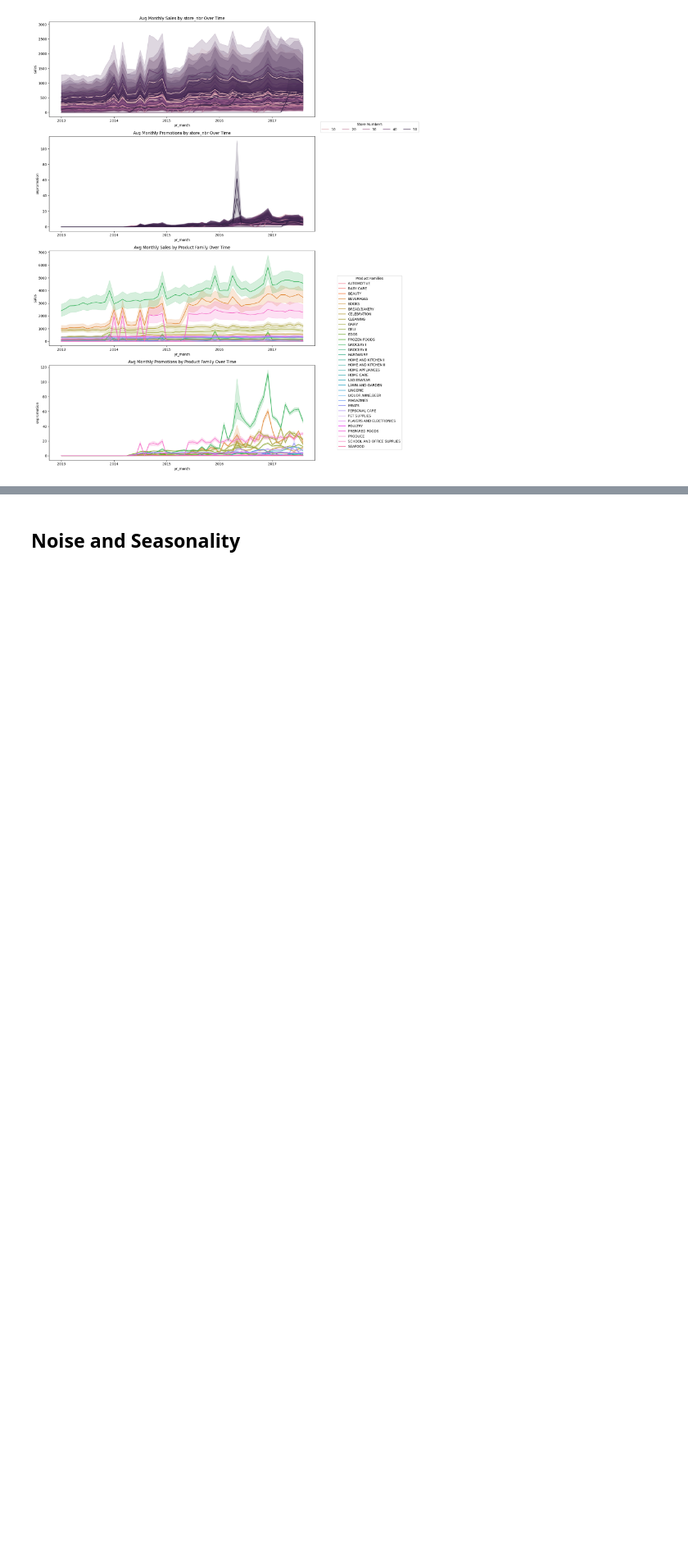
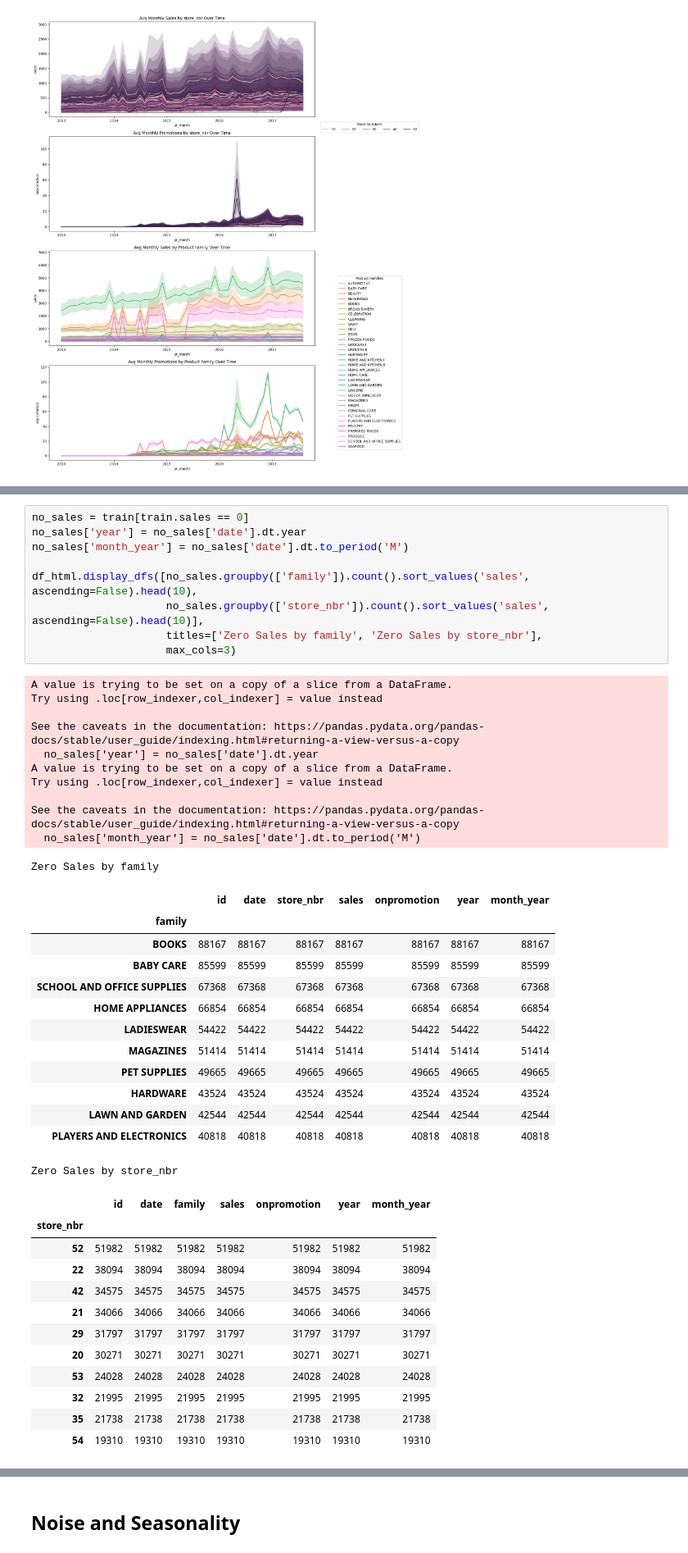
Before and after one commit to GuhGonk/kaggle_StoreSales_TimeSeries, a Jupyter notebook: eda.ipynb, the cells around one changed output, grey strips where cells are left out. Shown at 82% size. Cells and saved outputs as stored; diff of their text form; blank space fills up the shorter version.

Commit message:
Reworking database and added more data sources

```diff
--- a/eda.ipynb
+++ b/eda.ipynb
@@ -370,0 +373,46 @@ plt.tight_layout(rect=(0, 0.05, 0.85, 1))
+# %%
+no_sales = train[train.sales == 0]
+no_sales['year'] = no_sales['date'].dt.year
+no_sales['month_year'] = no_sales['date'].dt.to_period('M')
+
+df_html.display_dfs([no_sales.groupby(['family']).count().sort_values('sales', ascending=False).head(10),
+                     no_sales.groupby(['store_nbr']).count().sort_values('sales', ascending=False).head(10)],
+                     titles=['Zero Sales by family', 'Zero Sales by store_nbr'],
+                     max_cols=3)
+# %% [output]
+A value is trying to be set on a copy of a slice from a DataFrame.
+Try using .loc[row_indexer,col_indexer] = value instead
+
+See the caveats in the documentation: https://pandas.pydata.org/pandas-docs/stable/user_guide/indexing.html#returning-a-view-versus-a-copy
+  no_sales['year'] = no_sales['date'].dt.year
+A value is trying to be set on a copy of a slice from a DataFrame.
+Try using .loc[row_indexer,col_indexer] = value instead
+
+See the caveats in the documentation: https://pandas.pydata.org/pandas-docs/stable/user_guide/indexing.html#returning-a-view-versus-a-copy
+  no_sales['month_year'] = no_sales['date'].dt.to_period('M')
+Zero Sales by family
+|  | id | date | store_nbr | sales | onpromotion | year | month_year |
+| family |  |  |  |  |  |  |  |
+| BOOKS | 88167 | 88167 | 88167 | 88167 | 88167 | 88167 | 88167 |
+| BABY CARE | 85599 | 85599 | 85599 | 85599 | 85599 | 85599 | 85599 |
+| SCHOOL AND OFFICE SUPPLIES | 67368 | 67368 | 67368 | 67368 | 67368 | 67368 | 67368 |
+| HOME APPLIANCES | 66854 | 66854 | 66854 | 66854 | 66854 | 66854 | 66854 |
+| LADIESWEAR | 54422 | 54422 | 54422 | 54422 | 54422 | 54422 | 54422 |
+| MAGAZINES | 51414 | 51414 | 51414 | 51414 | 51414 | 51414 | 51414 |
+| PET SUPPLIES | 49665 | 49665 | 49665 | 49665 | 49665 | 49665 | 49665 |
+| HARDWARE | 43524 | 43524 | 43524 | 43524 | 43524 | 43524 | 43524 |
+| LAWN AND GARDEN | 42544 | 42544 | 42544 | 42544 | 42544 | 42544 | 42544 |
+| PLAYERS AND ELECTRONICS | 40818 | 40818 | 40818 | 40818 | 40818 | 40818 | 40818 |
+Zero Sales by store_nbr
+|  | id | date | family | sales | onpromotion | year | month_year |
+| store_nbr |  |  |  |  |  |  |  |
+| 52 | 51982 | 51982 | 51982 | 51982 | 51982 | 51982 | 51982 |
+| 22 | 38094 | 38094 | 38094 | 38094 | 38094 | 38094 | 38094 |
+| 42 | 34575 | 34575 | 34575 | 34575 | 34575 | 34575 | 34575 |
+| 21 | 34066 | 34066 | 34066 | 34066 | 34066 | 34066 | 34066 |
+| 29 | 31797 | 31797 | 31797 | 31797 | 31797 | 31797 | 31797 |
+| 20 | 30271 | 30271 | 30271 | 30271 | 30271 | 30271 | 30271 |
+| 53 | 24028 | 24028 | 24028 | 24028 | 24028 | 24028 | 24028 |
+| 32 | 21995 | 21995 | 21995 | 21995 | 21995 | 21995 | 21995 |
+| 35 | 21738 | 21738 | 21738 | 21738 | 21738 | 21738 | 21738 |
+| 54 | 19310 | 19310 | 19310 | 19310 | 19310 | 19310 | 19310 |
```
Also changed, not shown: parts of 6 cells of this notebook, 7 other files.
